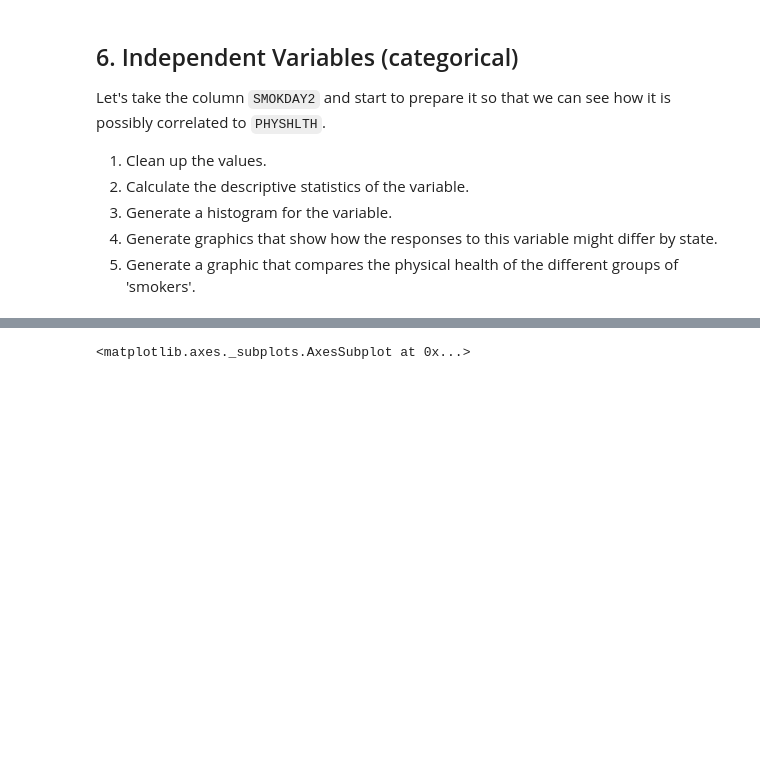
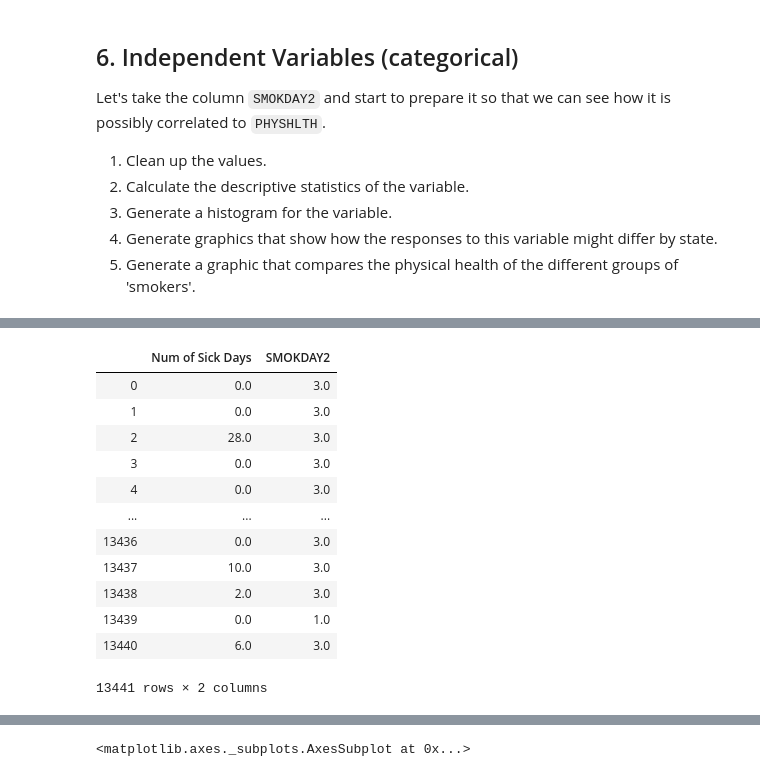
Before and after one commit to jacksonbull87/nyc-mhtn-ds-010620-lectures, a Jupyter notebook: week_2/case_study/Data_Exploration_Applied-Final.ipynb, the cells around one changed output, grey strips where cells are left out. Cells and saved outputs as stored; diff of their text form; code cells hidden in the pictures; blank space fills up the shorter version.

```diff
--- a/week_2/case_study/Data_Exploration_Applied-Final.ipynb
+++ b/week_2/case_study/Data_Exploration_Applied-Final.ipynb
@@ -345,0 +343,3 @@ clean_df
+# %%
+sickday_series1 = pd.DataFrame(clean_df['Num of Sick Days']).reset_index().drop(columns='index')
+sickday_series1
@@ -345,0 +360,17 @@ clean_df
+# %%
+sickdays_smokers = pd.concat([sickday_series1, smokeday_series], axis=1)
+sickdays_smokers
+# %% [output]
+|  | Num of Sick Days | SMOKDAY2 |
+| 0 | 0.0 | 3.0 |
+| 1 | 0.0 | 3.0 |
+| 2 | 28.0 | 3.0 |
+| 3 | 0.0 | 3.0 |
+| 4 | 0.0 | 3.0 |
+| ... | ... | ... |
+| 13436 | 0.0 | 3.0 |
+| 13437 | 10.0 | 3.0 |
+| 13438 | 2.0 | 3.0 |
+| 13439 | 0.0 | 1.0 |
+| 13440 | 6.0 | 3.0 |
+13441 rows × 2 columns
```
Also changed, not shown: parts of 13 cells of this notebook, 3 other files.
